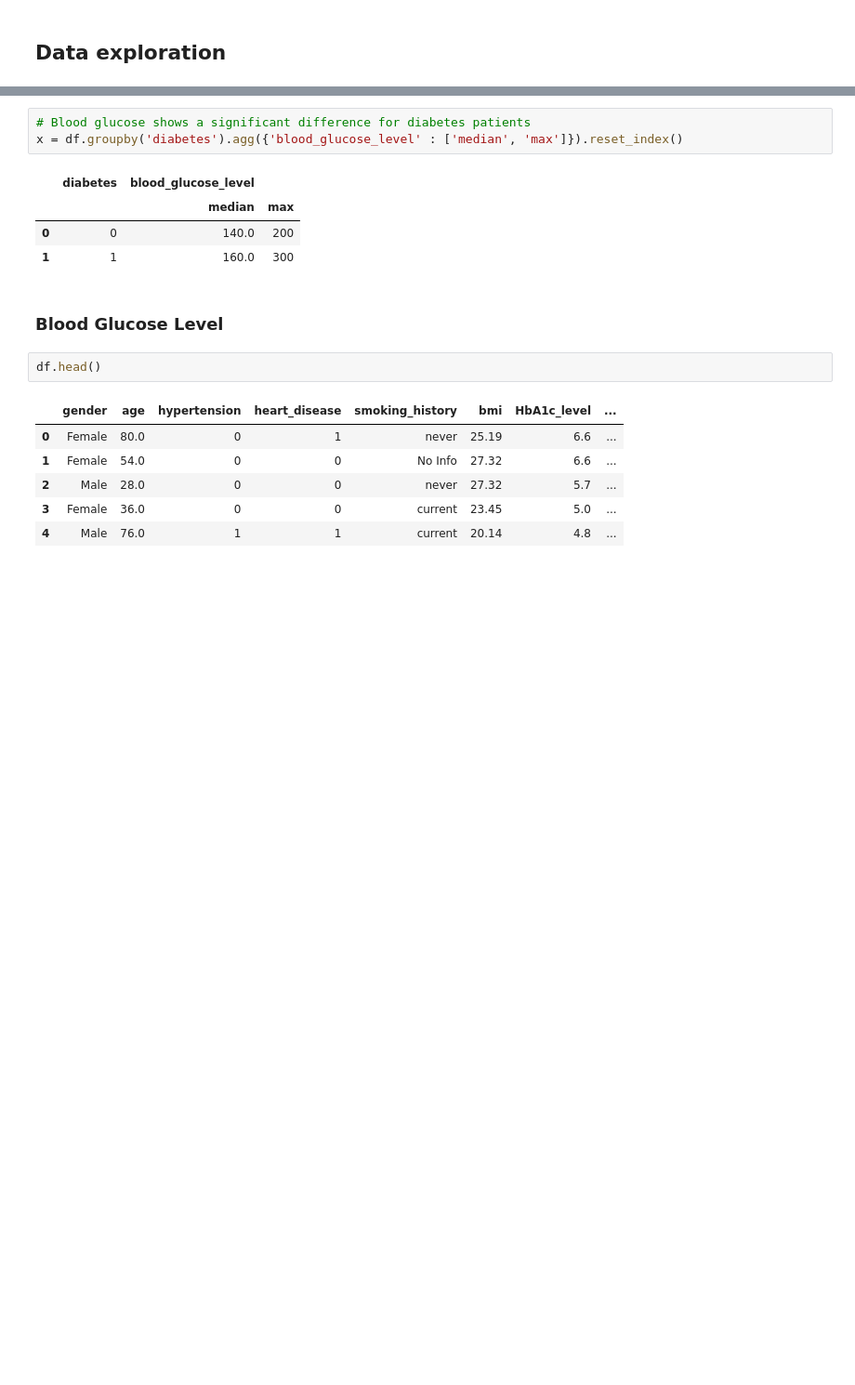
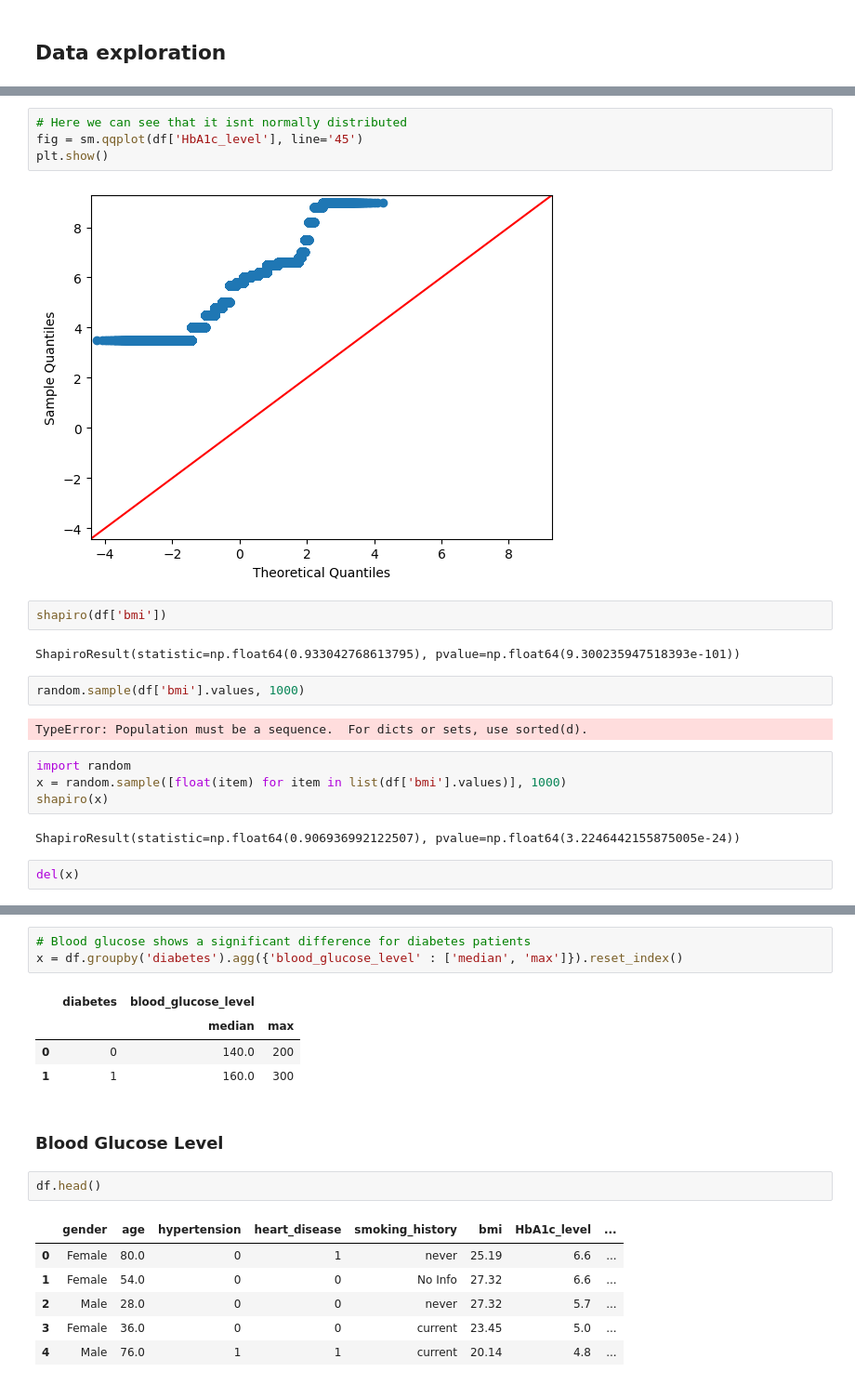
Before and after one commit to suchirmm/predictive_ml_, a Jupyter notebook: health_classification.ipynb, the cells around one changed output, grey strips where cells are left out. Shown at 93% size. Drawn from its saved outputs; the diff is of its cells as text; blank space fills up the shorter version.

```diff
--- a/health_classification.ipynb
+++ b/health_classification.ipynb
@@ -133,0 +178,22 @@ plt.show()
+# %%
+# Here we can see that it isnt normally distributed
+fig = sm.qqplot(df['HbA1c_level'], line='45')
+plt.show()
+# %% [output]
+[figure, added]
+# %%
+shapiro(df['bmi'])
+# %% [output]
+ShapiroResult(statistic=np.float64(0.933042768613795), pvalue=np.float64(9.300235947518393e-101))
+# %%
+random.sample(df['bmi'].values, 1000)
+# %% [output]
+TypeError: Population must be a sequence.  For dicts or sets, use sorted(d).
+# %%
+import random
+x = random.sample([float(item) for item in list(df['bmi'].values)], 1000)
+shapiro(x)
+# %% [output]
+ShapiroResult(statistic=np.float64(0.906936992122507), pvalue=np.float64(3.2246442155875005e-24))
+# %%
+del(x)
```
Also changed, not shown: parts of 22 cells of this notebook.
